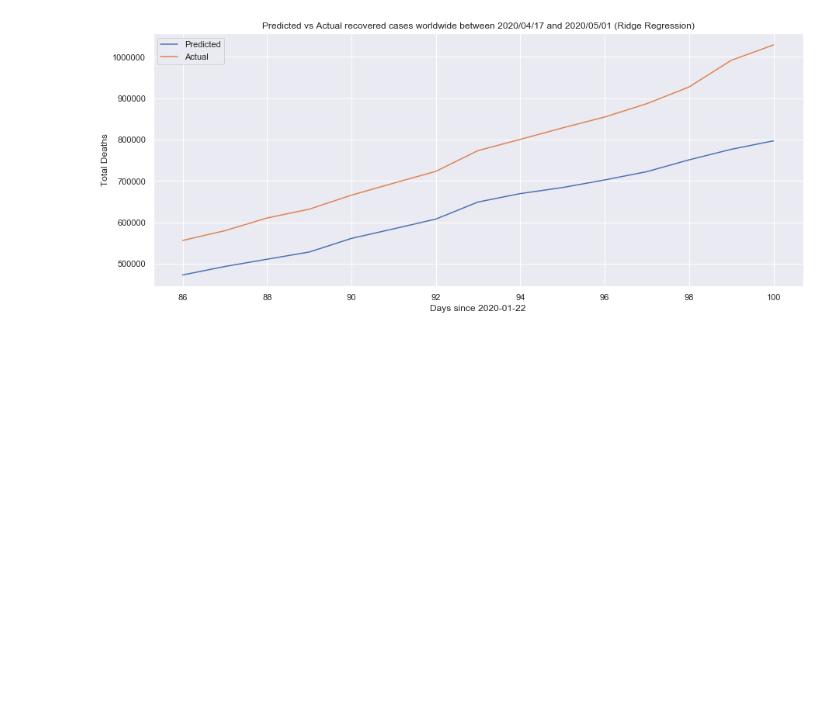
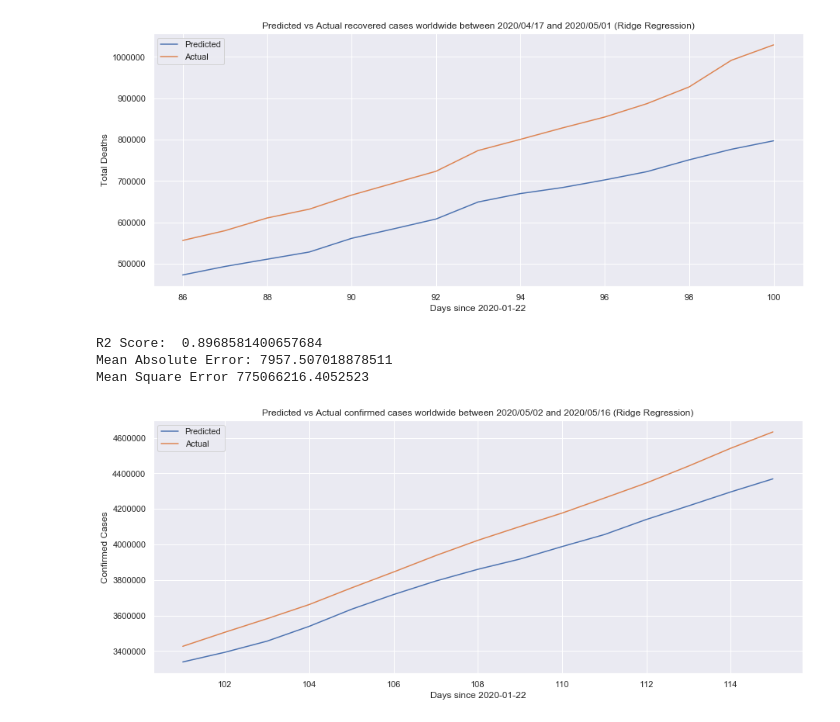
Before and after one commit to fcfalmeida/iart-covid-19, a Jupyter notebook: Notebook.ipynb, the cells around one changed output. Drawn from its saved outputs; the diff is of its cells as text; code cells hidden in the pictures; blank space fills up the shorter version.

Commit message:
add confirmed, deaths and recovered predictions for RidgeRegression between 2020/05/02 and 2020/05/16

```diff
--- a/Notebook.ipynb
+++ b/Notebook.ipynb
@@ -259,3 +259,22 @@ R2 Score:  0.5923800683961729
 Mean Absolute Error: 1989.4815630623195
 Mean Square Error 69951529.98285252
 [figure]
+# %%
+model = pickle.load(open('models/confirmed_ridge.p', 'rb'))
+covid_02_05_16_05_confirmed_predictions_ridge = utils.predict_values(model, covid_02_05_16_05_test_confirmed, 'Confirmed')
+
+utils.calc_metrics(covid_02_05_16_05['Confirmed'], covid_02_05_16_05_confirmed_predictions_ridge['Confirmed'])
+
+predictions_grouped = covid_02_05_16_05_confirmed_predictions_ridge.groupby(['days_since'], as_index=False)['Confirmed'].sum()
+actual_grouped = covid_02_05_16_05.groupby(['days_since'], as_index=False)['Confirmed'].sum()
+
+fig = plt.figure(figsize=(15,6))
+sb.lineplot(x='days_since', y='Confirmed', label='Predicted', data=predictions_grouped)
+ax = sb.lineplot(x='days_since', y='Confirmed', label='Actual', data=actual_grouped)
+ax = ax.set(xlabel='Days since 2020-01-22', ylabel='Confirmed Cases', title='Predicted vs Actual confirmed cases worldwide \
+between 2020/05/02 and 2020/05/16 (Ridge Regression)')
+# %% [output]
+R2 Score:  0.8968581400657684
+Mean Absolute Error: 7957.507018878511
+Mean Square Error 775066216.4052523
+[figure, added]
```
Also changed, not shown: parts of 2 cells of this notebook.
